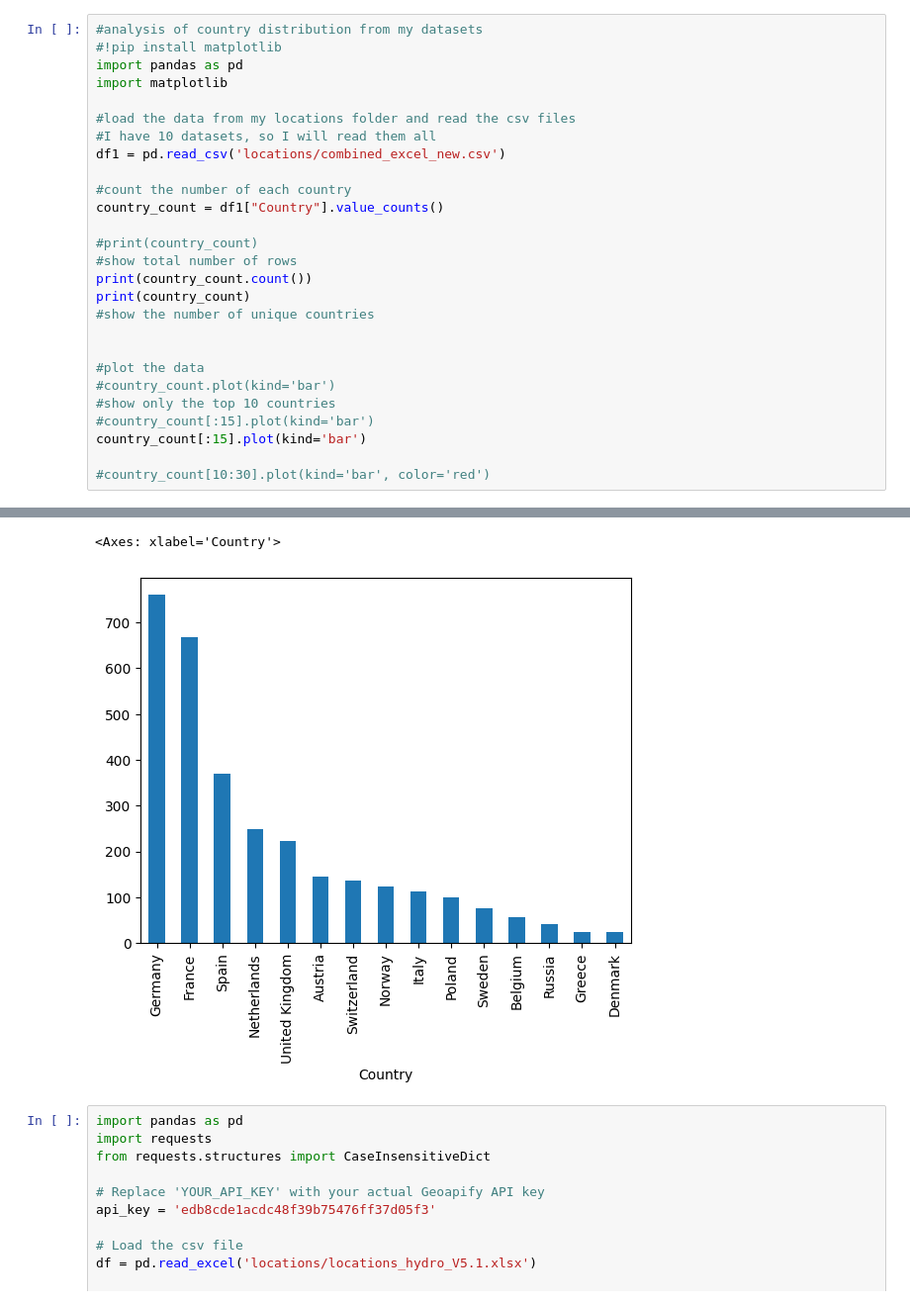
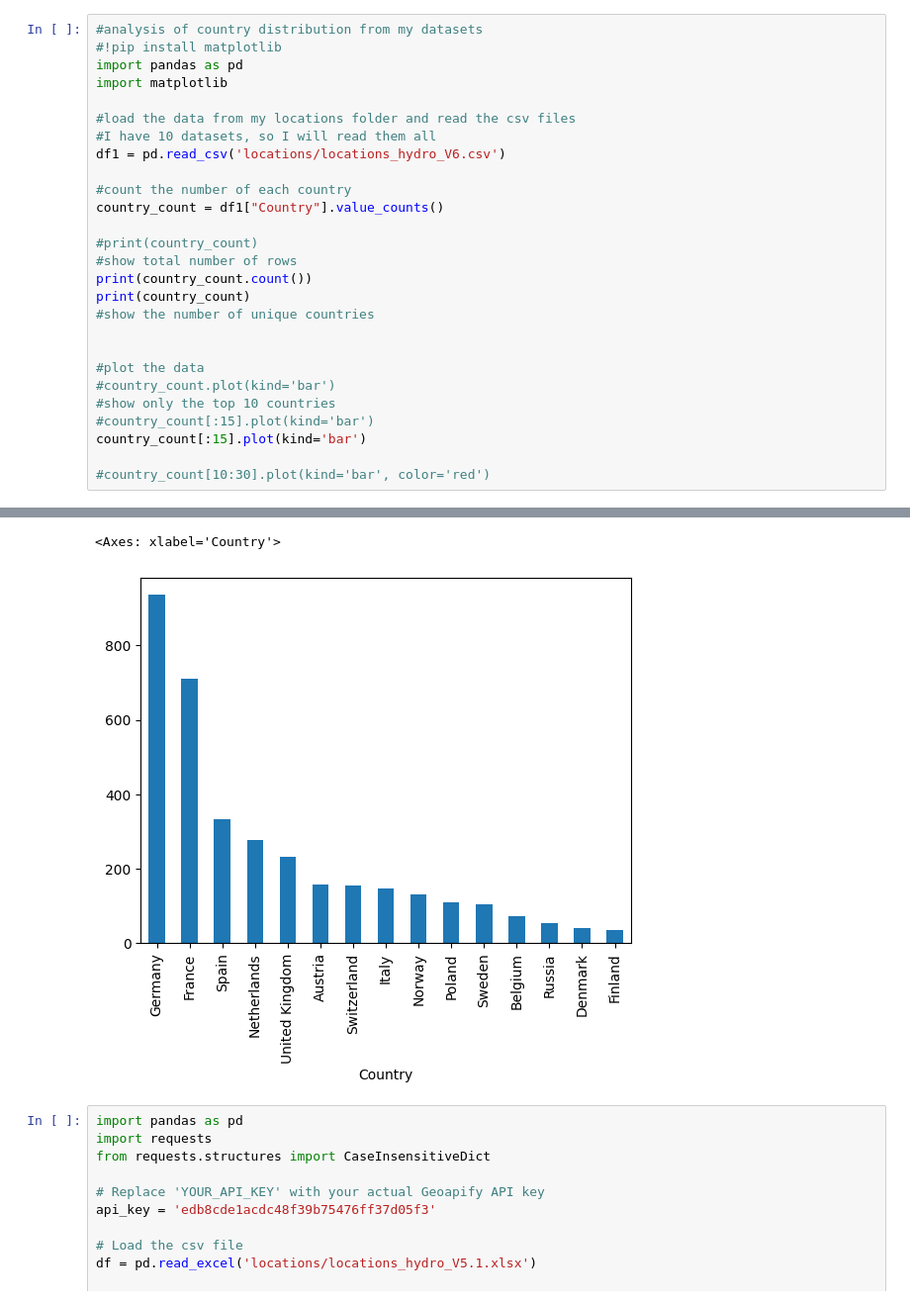
Before and after one commit to premstaller1/Masterarbeit, a Jupyter notebook: gis/analysis.ipynb, the cells around one changed output, grey strips where cells are left out. Shown at 99% size. Saved outputs shown, nothing was run; the diff lists cells and outputs as text.

```diff
--- a/gis/analysis.ipynb
+++ b/gis/analysis.ipynb
@@ -6,7 +6,7 @@ import matplotlib
 
 #load the data from my locations folder and read the csv files
 #I have 10 datasets, so I will read them all
-df1 = pd.read_csv('locations/combined_excel_new.csv')
+df1 = pd.read_csv('locations/locations_hydro_V6.csv')
 
 #count the number of each country
 country_count = df1["Country"].value_counts()
@@ -45,6 +45,6 @@ Kosovo              1
 Name: count, dtype: int64
 <Axes: xlabel='Country'>
-[figure, old version]
+[figure, new version]
 # %%
 import pandas as pd
 import requests
```
Also changed, not shown: parts of 1 cell of this notebook, 4 other files.
